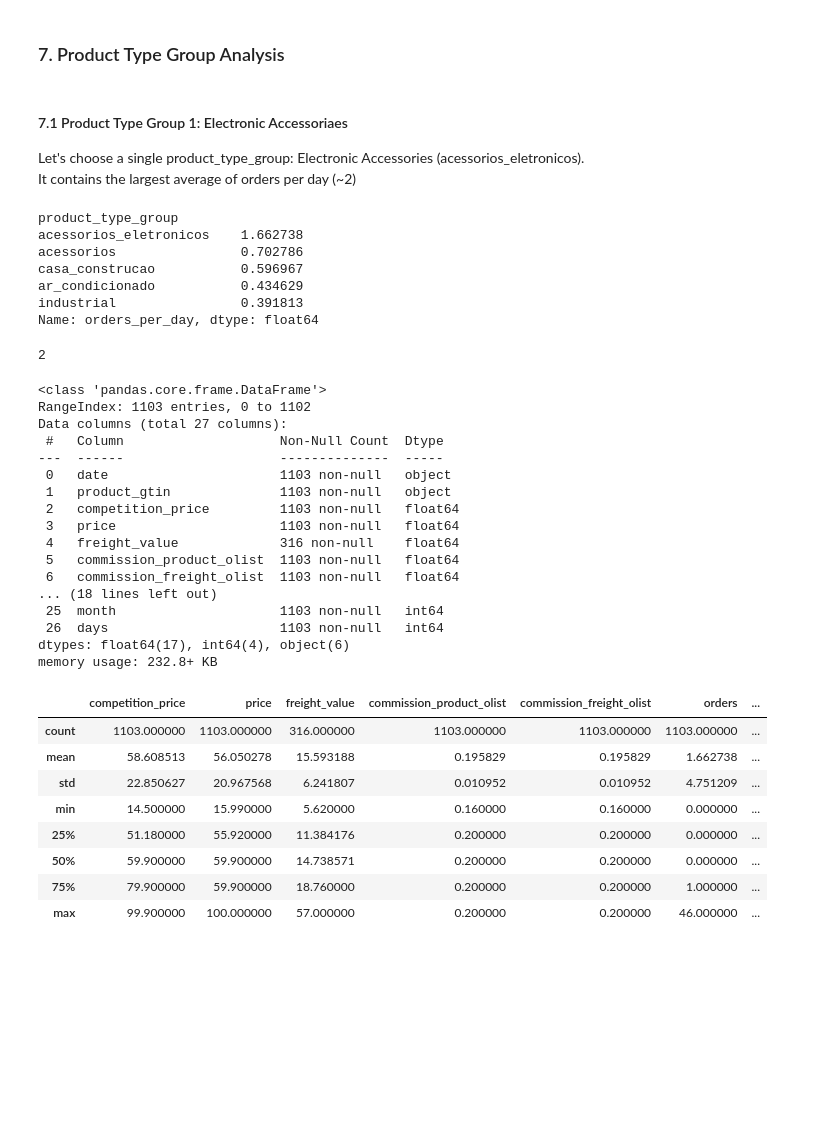
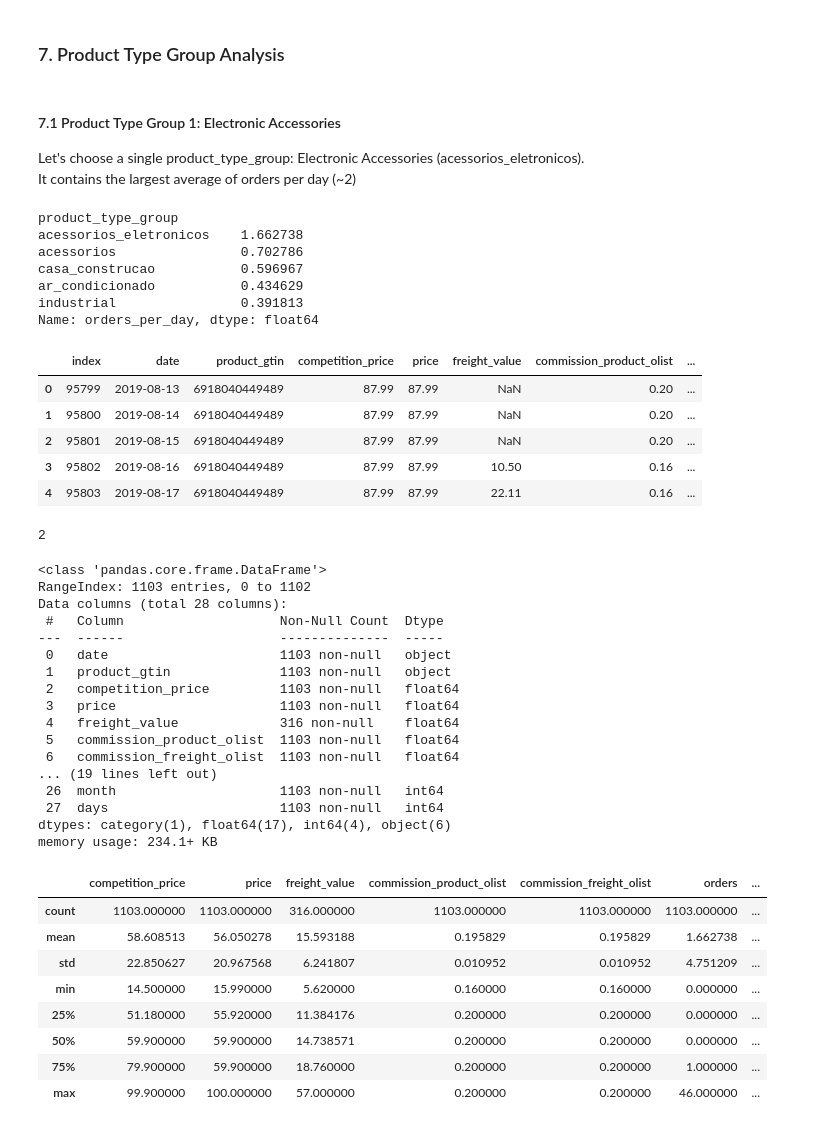
Before and after one commit to ds4a-team4/dynamic-pricing, a Jupyter notebook: EDA/EDA_timeseries.ipynb, the cells around one changed output. Drawn from its saved outputs; the diff is of its cells as text; code cells hidden in the pictures; blank space fills up the shorter version.

```diff
--- a/EDA/EDA_timeseries.ipynb
+++ b/EDA/EDA_timeseries.ipynb
@@ -799,7 +803,7 @@ sns.heatmap(corr, mask=mask, cmap=cmap, vmax=.3, center=0,
 <a name="product_type_group"></a>
 ### 7. Product Type Group Analysis
 # %% [markdown]
-#### 7.1 Product Type Group 1: Electronic Accessoriaes
+#### 7.1 Product Type Group 1: Electronic Accessories
 Let's choose a single product_type_group: Electronic Accessories (acessorios_eletronicos).
 It contains the largest average of orders per day (~2)
 # %%
@@ -813,7 +817,17 @@ ar_condicionado           0.434629
 industrial                0.391813
 Name: orders_per_day, dtype: float64
 # %%
-elect_accessories = df[df.product_type_group == 'acessorios_eletronicos'].copy().reset_index(drop=True)
+chose_pt = 'acessorios_eletronicos'
+elect_accessories = df[df.product_type_group == chose_pt].copy().reset_index()
+# %%
+elect_accessories.head()
+# %% [output]
+|  | index | date | product_gtin | competition_price | price | freight_value | commission_product_olist | ... |
+| 0 | 95799 | 2019-08-13 | 6918040449489 | 87.99 | 87.99 | NaN | 0.20 | ... |
+| 1 | 95800 | 2019-08-14 | 6918040449489 | 87.99 | 87.99 | NaN | 0.20 | ... |
+| 2 | 95801 | 2019-08-15 | 6918040449489 | 87.99 | 87.99 | NaN | 0.20 | ... |
+| 3 | 95802 | 2019-08-16 | 6918040449489 | 87.99 | 87.99 | 10.50 | 0.16 | ... |
+| 4 | 95803 | 2019-08-17 | 6918040449489 | 87.99 | 87.99 | 22.11 | 0.16 | ... |
 # %%
 elect_accessories.product_gtin.nunique()
 # %% [output]
@@ -823,7 +837,7 @@ elect_accessories.info()
 # %% [output]
 <class 'pandas.core.frame.DataFrame'>
 RangeIndex: 1103 entries, 0 to 1102
-Data columns (total 27 columns):
+Data columns (total 28 columns):
  #   Column                    Non-Null Count  Dtype
 ---  ------                    --------------  -----
  0   date                      1103 non-null   object
@@ -833,11 +847,11 @@ Data columns (total 27 columns):
  4   freight_value             316 non-null    float64
  5   commission_product_olist  1103 non-null   float64
  6   commission_freight_olist  1103 non-null   float64
-... (18 lines left out)
- 25  month                     1103 non-null   int64
- 26  days                      1103 non-null   int64
-dtypes: float64(17), int64(4), object(6)
-memory usage: 232.8+ KB
+... (19 lines left out)
+ 26  month                     1103 non-null   int64
+ 27  days                      1103 non-null   int64
+dtypes: category(1), float64(17), int64(4), object(6)
+memory usage: 234.1+ KB
 # %%
 elect_accessories.describe()
 # %% [output]
```
Also changed, not shown: parts of 8 cells of this notebook, 11 other files.
